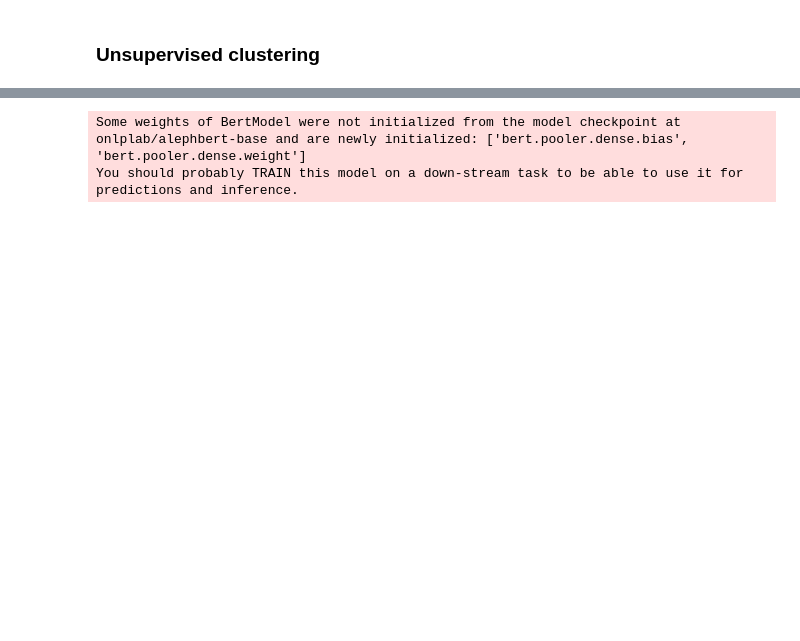
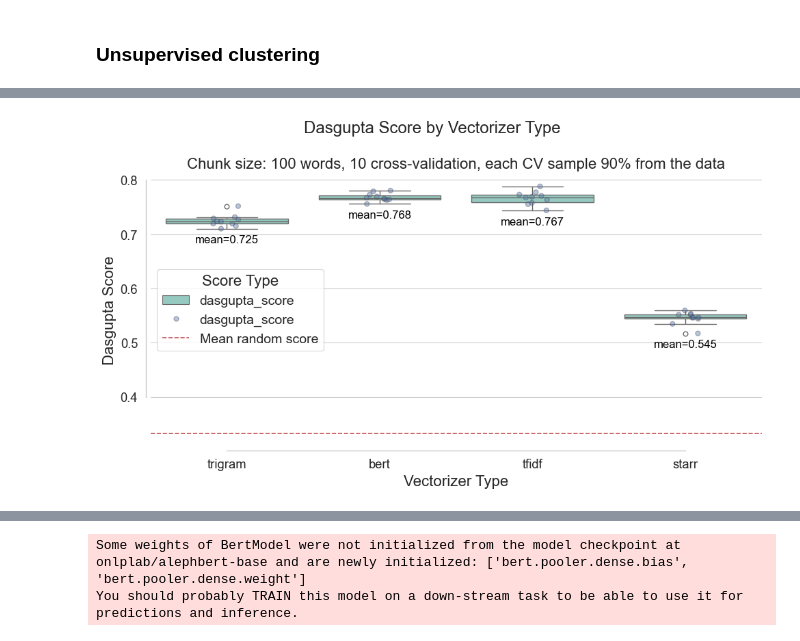
Before and after one commit to yonatanlou/QumranNLP, a Jupyter notebook: notebooks/3.0-clustering_by_book.ipynb, the cells around one changed output, grey strips where cells are left out. Cells and saved outputs as stored; diff of their text form; code cells hidden in the pictures; blank space fills up the shorter version.

```diff
--- a/notebooks/3.0-clustering_by_book.ipynb
+++ b/notebooks/3.0-clustering_by_book.ipynb
@@ -259,0 +593,87 @@ hierarchical_clustering_analysis(df_by_sentence, composition_to_check)
+# %%
+import seaborn as sns
+from scipy.stats import ttest_ind
+
+
+def create_dasgupta_score_plot(scores, chunk_size, num_cvs, frac, show_p_val=False,
+                               p_val_random_test=True, show_mean_scores=True):
+  """
+  This function creates a box plot of Dasgupta scores for different vectorizer types.
+
+  Args:
+      scores: A dictionary containing the scores.
+      chunk_size: Size of the chunks used for vectorization (in words).
+      num_cvs: Number of cross-validation folds used.
+      frac: Fraction of the data used in each CV sample.
+      p_val_random_test: Whether to calculate p-values against a random baseline (True) or own baseline (False).
+      show_mean_scores: Whether to display the mean score for each vectorizer group (True).
+  """
+  # Convert scores to a DataFrame
+  scores_df = pd.DataFrame(scores)
+  mean_rand_score = scores_df['dasgupta_score_rand'].mean()
+  long_scores_df = pd.melt(scores_df.drop('dasgupta_score_rand', axis=1), id_vars=['vectorizer'], value_vars=['dasgupta_score'])
+
+  p_values = {}
+  for vectorizer in scores_df['vectorizer'].unique():
+    dasgupta_scores = scores_df[scores_df['vectorizer'] == vectorizer]['dasgupta_score']
+    if p_val_random_test:
+      rand_scores = scores_df[scores_df['vectorizer'] == vectorizer]['dasgupta_score_rand']
+    else:
+      rand_scores = scores_df[scores_df['vectorizer'] == vectorizer]['dasgupta_score']
+    _, p_value = ttest_ind(dasgupta_scores, rand_scores, alternative='greater')
+    p_values[vectorizer] = p_value
+
+  # Set the style of the visualization
+  sns.set(style="whitegrid", context="paper", font_scale=1.5)
+
+  # Create the box plot
+  plt.figure(figsize=(10, 6))
+  ax = sns.boxplot(data=long_scores_df, x="vectorizer", y="value", hue="variable", palette="Set3")
+  ax = sns.stripplot(long_scores_df, x="vectorizer", y="value", hue="variable",
+                     linewidth = 1,  # Dot outline width
+                     alpha = 0.4)    # Makes them transparent
+
+  # Plot the mean random score as a dashed line
+  plt.axhline(y=mean_rand_score, color='r', linestyle='--', label="Mean random score")
+
+  # Calculate mean for each vectorizer group
+  mean_scores = long_scores_df.groupby('vectorizer')['value'].mean()
+
+  if show_p_val:
+
+    for i, vectorizer in enumerate(p_values.keys()):
+      p_val = p_values[vectorizer]
+      ax.text(i, long_scores_df[long_scores_df['vectorizer']==vectorizer]['value'].min() - 0.05, f'$p={p_val:.3f}$', ha='center', va='bottom', fontsize=12, color='black')
+
+  if show_mean_scores:
+    for i, vectorizer in enumerate(long_scores_df["vectorizer"].unique()):
+      mean_value = mean_scores.loc[vectorizer]
+      # Adjust position based on boxplot elements (might require some tuning)
+      ax.text(i, min(long_scores_df[long_scores_df['vectorizer'] == vectorizer]['value']) - 0.03, f'mean={mean_value:.3f}', ha='center', va='bottom', fontsize=12, color='black')
+
+  # Add a title and labels
+  plt.suptitle("Dasgupta Score by Vectorizer Type ")
+  plt.title(f"Chunk size: {chunk_size} words, {NUM_CVS} cross-validation, each CV sample {FRAC:.0%} from the data", fontsize=16)
+
+
+  plt.xlabel('Vectorizer Type', fontsize=16)
+  plt.ylabel('Dasgupta Score', fontsize=16)
+
+  # Customize the legend
+  plt.legend(title='Score Type', fontsize=14, title_fontsize=16, loc='best')
+
+  # Rotate x-axis labels for better readability
+  plt.xticks(rotation=45)
+
+  # Improve layout
+  plt.tight_layout()
+
+  # Remove top and right spines for a cleaner look
+  sns.despine(offset = 5, trim = True)
+  plt.savefig(f"{BASE_DIR}/notebooks/reports/dasgupta_scores.png")
+  plt.show()
+  # You can now call plt.show() or plt.savefig() to display or save the plot
+create_dasgupta_score_plot(scores, CHUNK_SIZE, NUM_CVS, FRAC, show_p_val=False,
+                               p_val_random_test=True, show_mean_scores=True)
+# %% [output]
+[figure, added]
```
Also changed, not shown: parts of 33 cells of this notebook.
